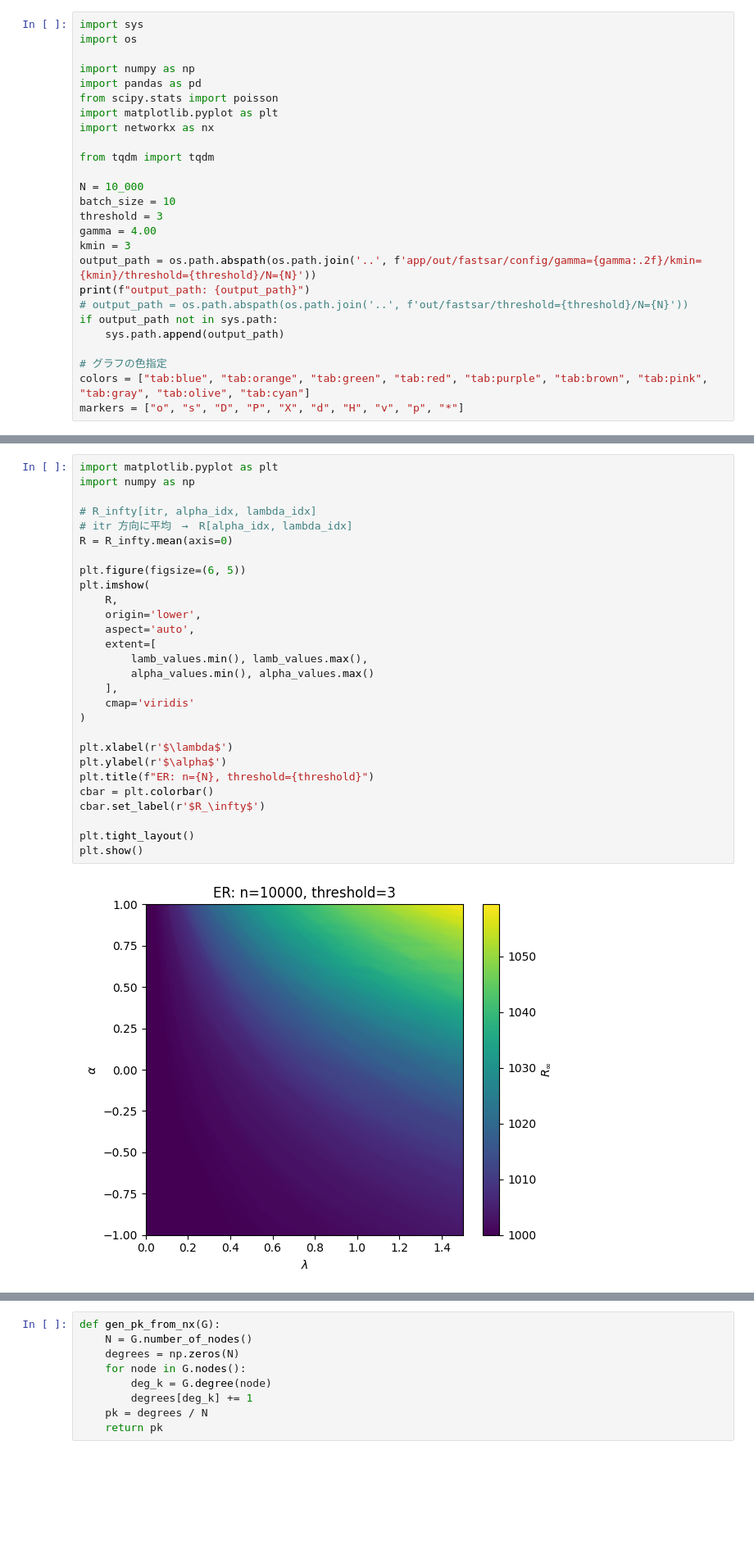
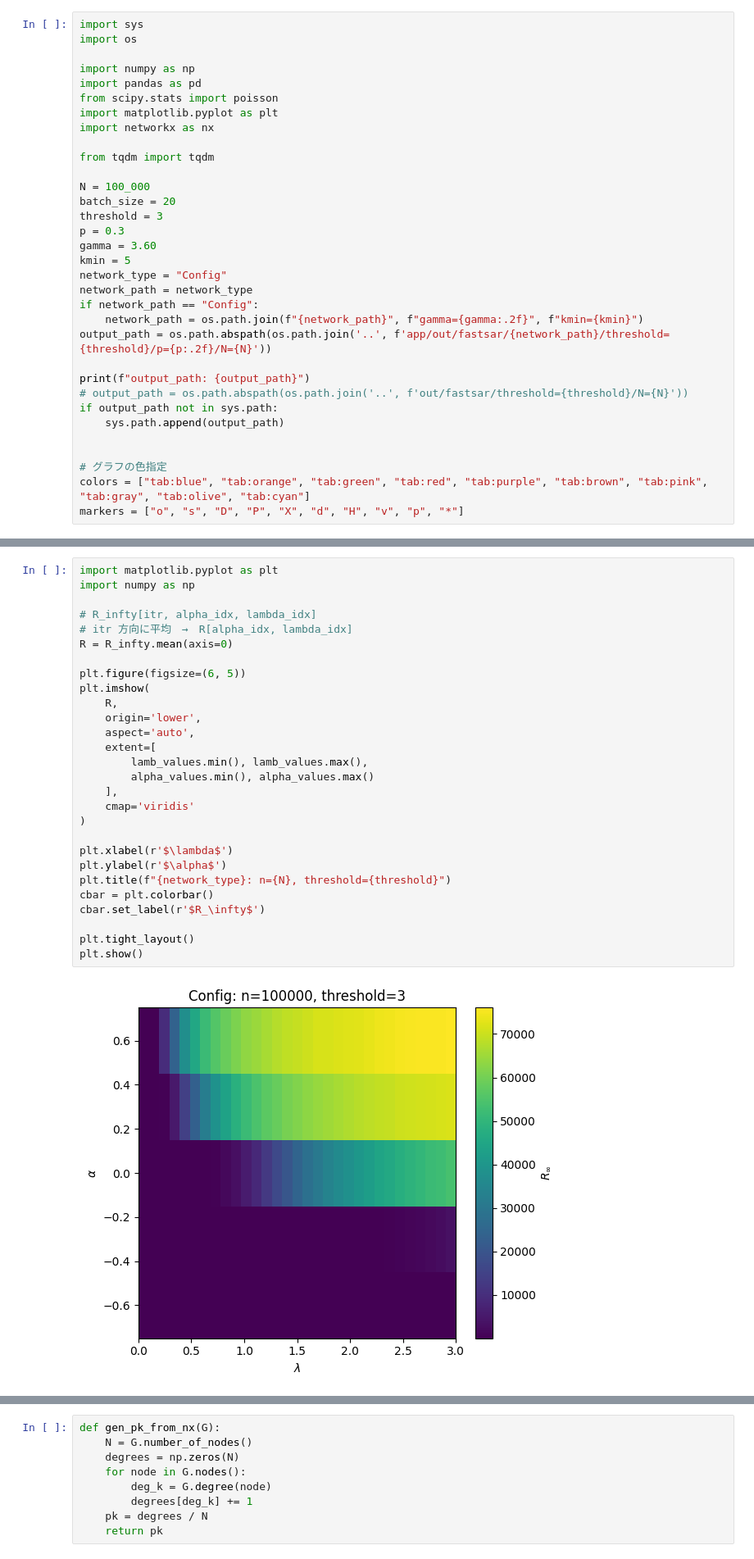
Before and after one commit to Kojirouuuu/network-simulations, a Jupyter notebook: notebooks/analyze.ipynb, the cells around one changed output, grey strips where cells are left out. Shown at 82% size. Saved outputs shown, nothing was run; the diff lists cells and outputs as text; blank space fills up the shorter version.

```diff
--- a/notebooks/analyze.ipynb
+++ b/notebooks/analyze.ipynb
@@ -10,17 +10,24 @@ import networkx as nx
 
 from tqdm import tqdm
 
-N = 10_000
-batch_size = 10
+N = 100_000
+batch_size = 20
 threshold = 3
-gamma = 4.00
-kmin = 3
-output_path = os.path.abspath(os.path.join('..', f'app/out/fastsar/config/gamma={gamma:.2f}/kmin={kmin}/threshold={threshold}/N={N}'))
+p = 0.3
+gamma = 3.60
+kmin = 5
+network_type = "Config"
+network_path = network_type
+if network_path == "Config":
+    network_path = os.path.join(f"{network_path}", f"gamma={gamma:.2f}", f"kmin={kmin}")
+output_path = os.path.abspath(os.path.join('..', f'app/out/fastsar/{network_path}/threshold={threshold}/p={p:.2f}/N={N}'))
+
 print(f"output_path: {output_path}")
 # output_path = os.path.abspath(os.path.join('..', f'out/fastsar/threshold={threshold}/N={N}'))
 if output_path not in sys.path:
     sys.path.append(output_path)
 
+
 # グラフの色指定
 colors = ["tab:blue", "tab:orange", "tab:green", "tab:red", "tab:purple", "tab:brown", "tab:pink", "tab:gray", "tab:olive", "tab:cyan"]
 markers = ["o", "s", "D", "P", "X", "d", "H", "v", "p", "*"]
@@ -115,30 +110,30 @@ len(lamb_values): 151
 # %%
 import matplotlib.pyplot as plt
 import numpy as np
 
 # R_infty[itr, alpha_idx, lambda_idx]
 # itr 方向に平均　→　R[alpha_idx, lambda_idx]
 R = R_infty.mean(axis=0)
 
 plt.figure(figsize=(6, 5))
 plt.imshow(
     R,
     origin='lower',
     aspect='auto',
     extent=[
         lamb_values.min(), lamb_values.max(),
         alpha_values.min(), alpha_values.max()
     ],
     cmap='viridis'
 )
 
 plt.xlabel(r'$\lambda$')
 plt.ylabel(r'$\alpha$')
-plt.title(f"ER: n={N}, threshold={threshold}")
+plt.title(f"{network_type}: n={N}, threshold={threshold}")
 cbar = plt.colorbar()
 cbar.set_label(r'$R_\infty$')
 
 plt.tight_layout()
 plt.show()
 # %% [output]
-[figure, old version]
+[figure, new version]
```
Also changed, not shown: parts of 8 cells of this notebook, 1 other file.
